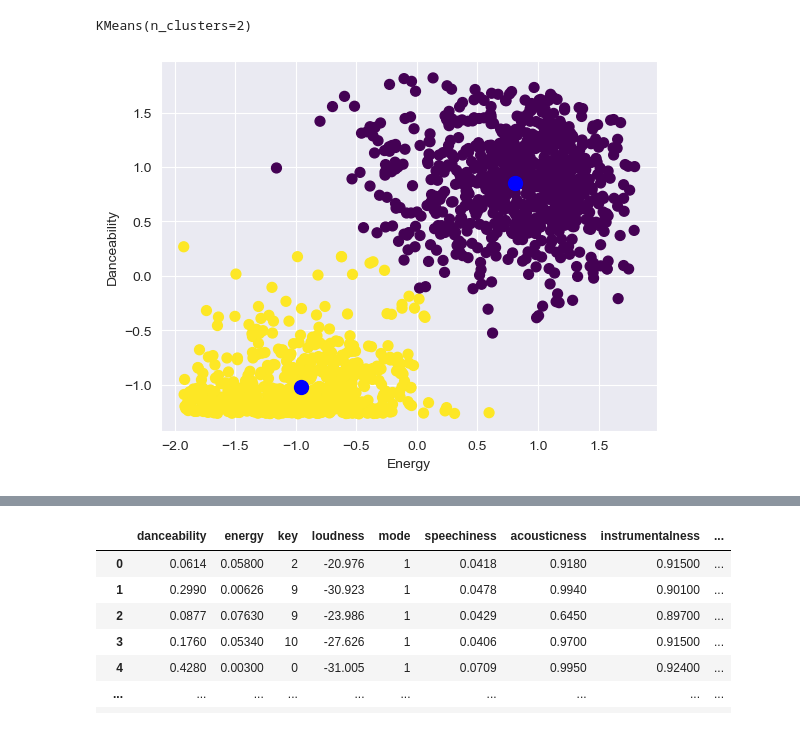
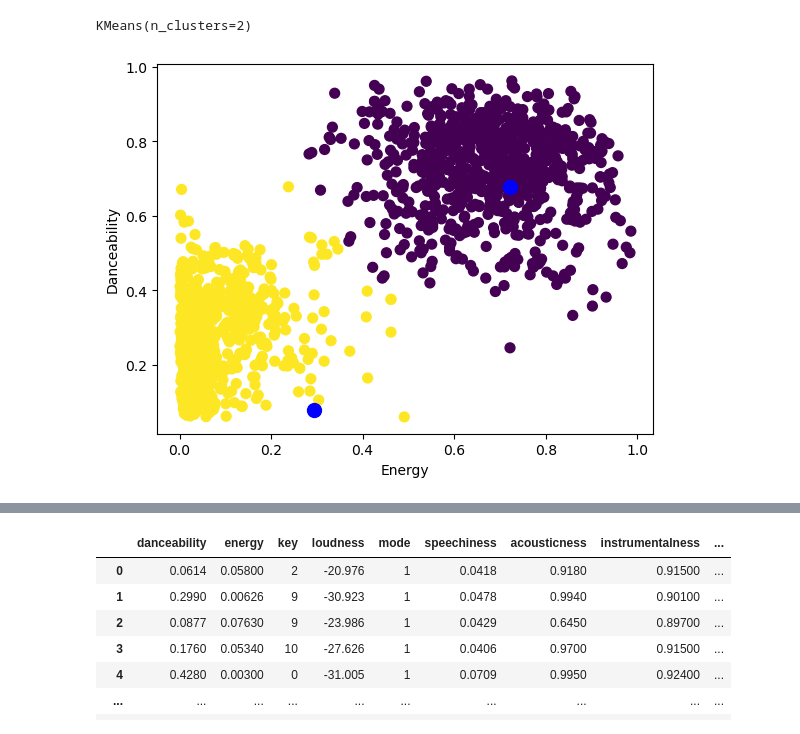
Before and after one commit to elFleppo/CDS-SpotipyProject, a Jupyter notebook: JupyterNotebook/SportifyProject.ipynb, the cells around one changed output, grey strips where cells are left out. Cells and saved outputs as stored; diff of their text form; code cells hidden in the pictures.

```diff
--- a/JupyterNotebook/SportifyProject.ipynb
+++ b/JupyterNotebook/SportifyProject.ipynb
@@ -280,7 +268,7 @@ inertias = []
 K = range(1,10)
 for k in tqdm_notebook(K):
     kmeanModel = KMeans(n_clusters=k)
-    kmeanModel.fit(X_scaled)
+    kmeanModel.fit(X)
     inertias.append(kmeanModel.inertia_)
 # %% [output]
 Please use `tqdm.notebook.tqdm` instead of `tqdm.tqdm_notebook`
@@ -350,27 +338,27 @@ plot_silhouette(X_scaled, 4)
 # %%
 # fit model with method
 kmeans = KMeans(n_clusters=2)
-kmeans.fit(X_scaled)
+kmeans.fit(X)
 # %% [output]
 KMeans(n_clusters=2)
 # %%
 # Using the predict method of KMeans to predict 2 clusters using the sample data
 features = ["energy", "danceability"]
 
-predicted = kmeans.predict(X_scaled)
-df_X_scaled = pd.DataFrame(X_scaled, columns=features)
+predicted = kmeans.predict(X)
+df_X_scaled = pd.DataFrame(X, columns=features)
 df_X_scaled.columns = ["Energy", "Danceability"]
 
 # scatter plot with predictions
 plt.scatter(df_X_scaled["Energy"], df_X_scaled["Danceability"], c=predicted, s=50, cmap='viridis')
 plt.xlabel("Energy")
 plt.ylabel("Danceability")
 
 centers = kmeans.cluster_centers_
 # plot centers
 plt.scatter(centers[:, 0], centers[:, 1], c='blue', s=100, alpha=1);
 # %% [output]
-[figure, old version]
+[figure, new version]
 # %%
 sns.scatterplot(x='energy', y='danceability', hue=rawAudioFeaturesTotal["user"], data=rawAudioFeaturesTotal)
 # %% [output]
```
Also changed, not shown: parts of 16 cells of this notebook, 1 other file.
